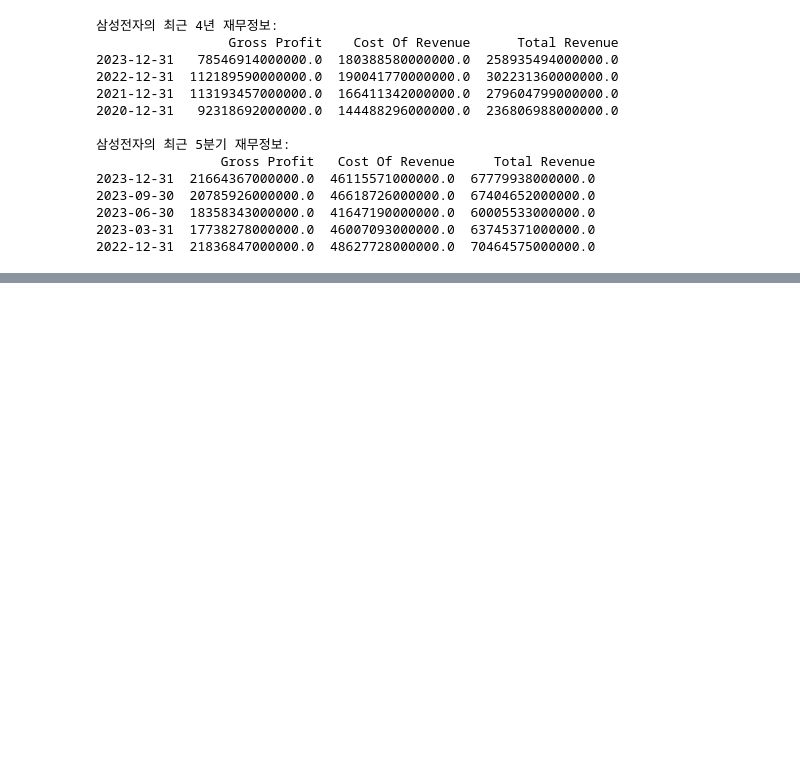
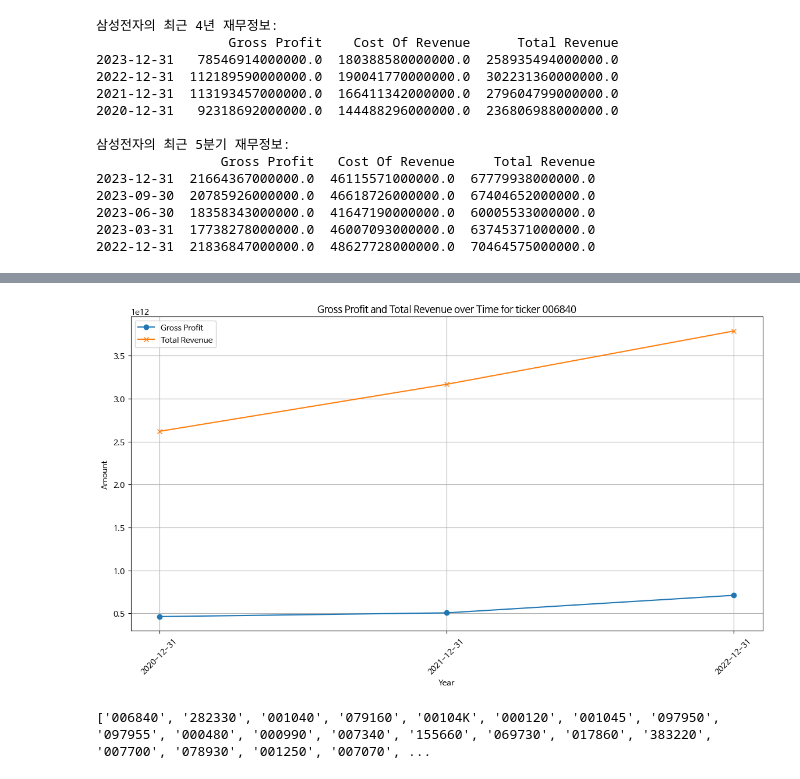
Before and after one commit to seok-jin/basic_deep_learning_1, a Jupyter notebook: pykrx/pick_stock.ipynb, the cells around one changed output, grey strips where cells are left out. Cells and saved outputs as stored; diff of their text form; code cells hidden in the pictures; blank space fills up the shorter version.

```diff
--- a/pykrx/pick_stock.ipynb
+++ b/pykrx/pick_stock.ipynb
@@ -125,0 +184,55 @@ nvidia_annual.to_csv('annual_financials_info.csv')
+# %%
+import matplotlib.pyplot as plt
+import pandas as pd
+
+# CSV 파일 경로
+file_path = './new_annual_financials_info.csv'
+
+# CSV 파일 로드
+data = pd.read_csv(file_path)
+
+# 관심 있는 ticker 선택 (예시: '006840')
+interested_ticker = '006840'
+
+# 해당 ticker 데이터 필터링
+ticker_data = data[data['ticker'] == interested_ticker].sort_values('date')
+
+# 시각화
+plt.figure(figsize=(14, 7))
+plt.plot(ticker_data['date'], ticker_data['Gross Profit'], label='Gross Profit', marker='o')
+plt.plot(ticker_data['date'], ticker_data['Total Revenue'], label='Total Revenue', marker='x')
+
+plt.title(f'Gross Profit and Total Revenue over Time for ticker {interested_ticker}')
+plt.xlabel('Year')
+plt.ylabel('Amount')
+plt.legend()
+plt.grid(True)
+plt.xticks(rotation=45) # x축 레이블 회전
+plt.show()
+# %% [output]
+[figure, added]
+# %%
+import pandas as pd
+
+# CSV 파일 경로
+file_path = './new_annual_financials_info.csv'
+
+# CSV 파일 로드
+data = pd.read_csv(file_path)
+
+def is_increasing(series):
+    """주어진 Series가 증가하는지 확인합니다."""
+    return all(series.iloc[i] <= series.iloc[i+1] for i in range(len(series)-1))
+
+# 각 ticker별로 'Gross Profit'과 'Total Revenue'가 증가하는지 확인
+increasing_tickers = []
+for ticker in data['ticker'].unique():
+    ticker_data = data[data['ticker'] == ticker].sort_values('date')
+    if is_increasing(ticker_data['Gross Profit']) and is_increasing(ticker_data['Total Revenue']):
+        increasing_tickers.append(ticker)
+
+# 증가하는 추세를 보이는 ticker들을 출력합니다.
+print(increasing_tickers)
+ddd = increasing_tickers
+# %% [output]
+['006840', '282330', '001040', '079160', '00104K', '000120', '001045', '097950', '097955', '000480', '000990', '007340', '155660', '069730', '017860', '383220', '007700', '078930', '001250', '007070', ...
```
Also changed, not shown: parts of 15 cells of this notebook, 1 other file.
